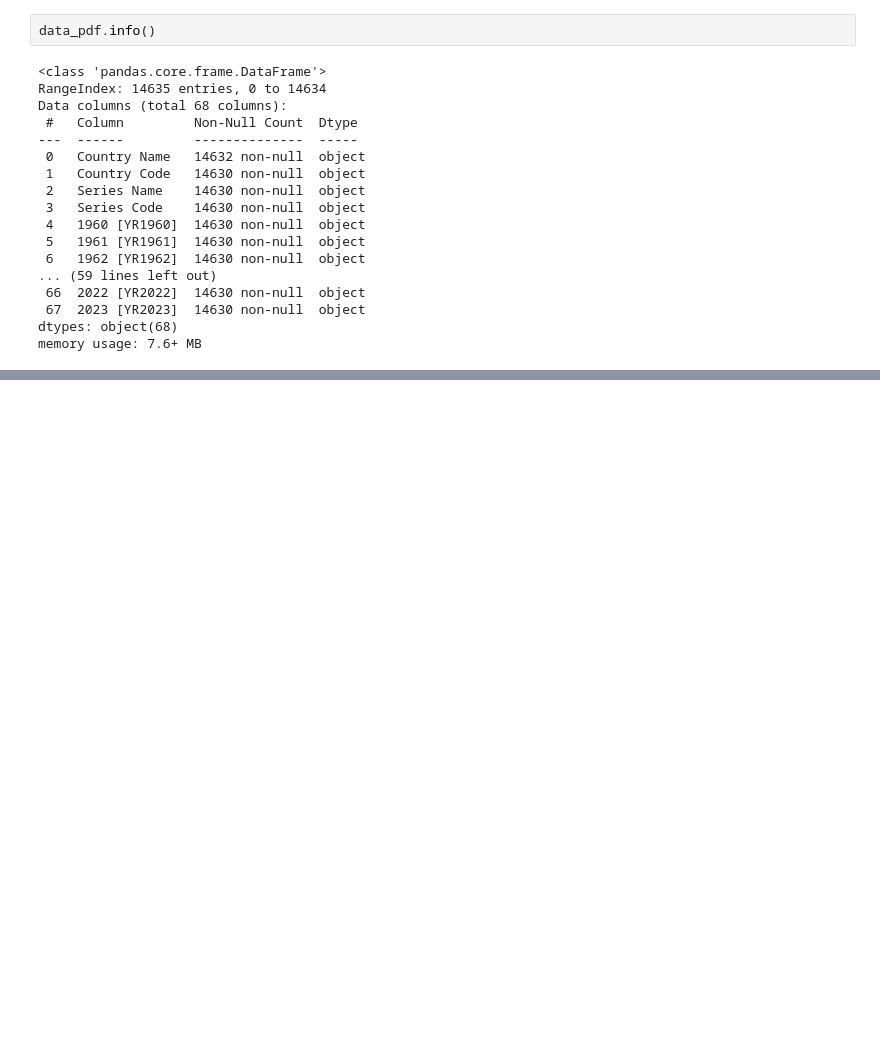
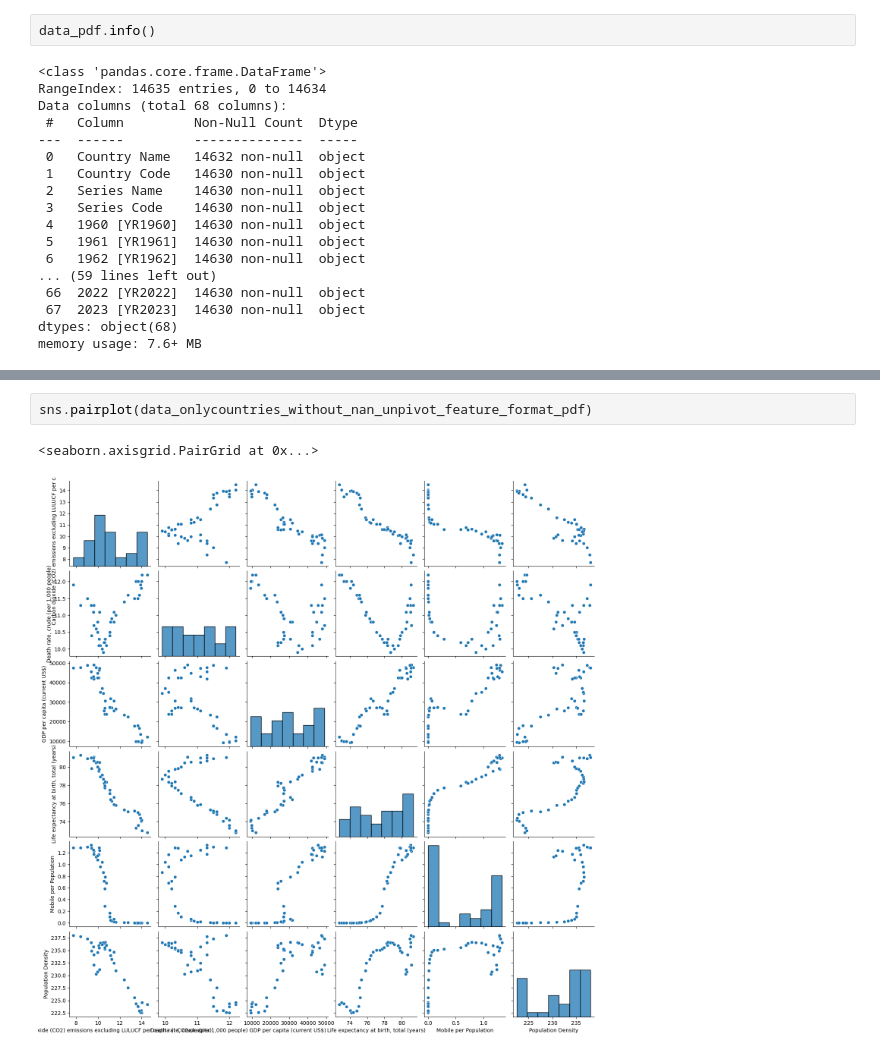
Before and after one commit to maxtschochner/World_Bank_Open_Data_Exploration, a Jupyter notebook: Analysis.ipynb, the cells around one changed output, grey strips where cells are left out. Drawn from its saved outputs; the diff is of its cells as text; blank space fills up the shorter version.

```diff
--- a/Analysis.ipynb
+++ b/Analysis.ipynb
@@ -89,0 +372,5 @@ data_onlycountries_pdf.tail()
+# %%
+sns.pairplot(data_onlycountries_without_nan_unpivot_feature_format_pdf)
+# %% [output]
+<seaborn.axisgrid.PairGrid at 0x...>
+[figure, added]
```
Also changed, not shown: parts of 28 cells of this notebook, 4 other files.
